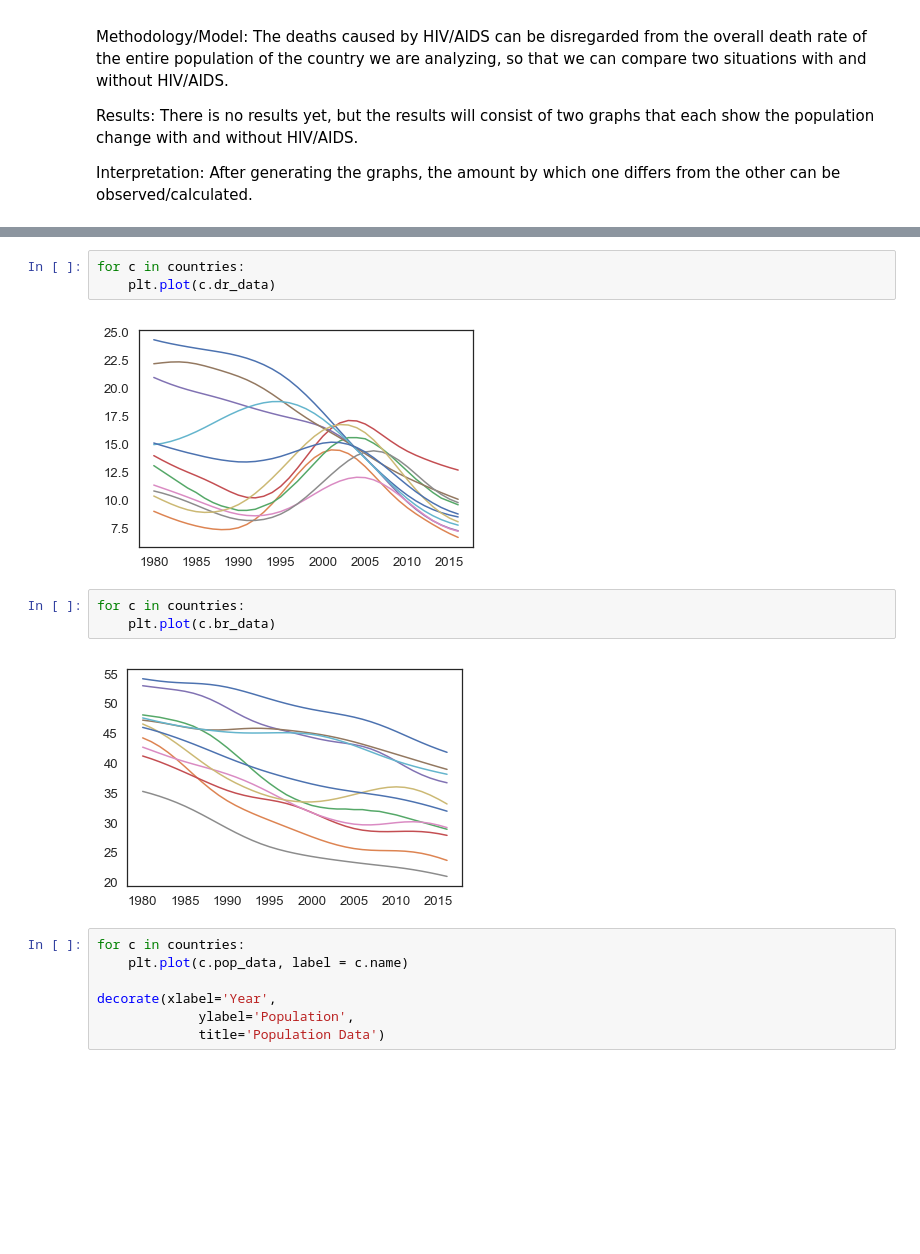
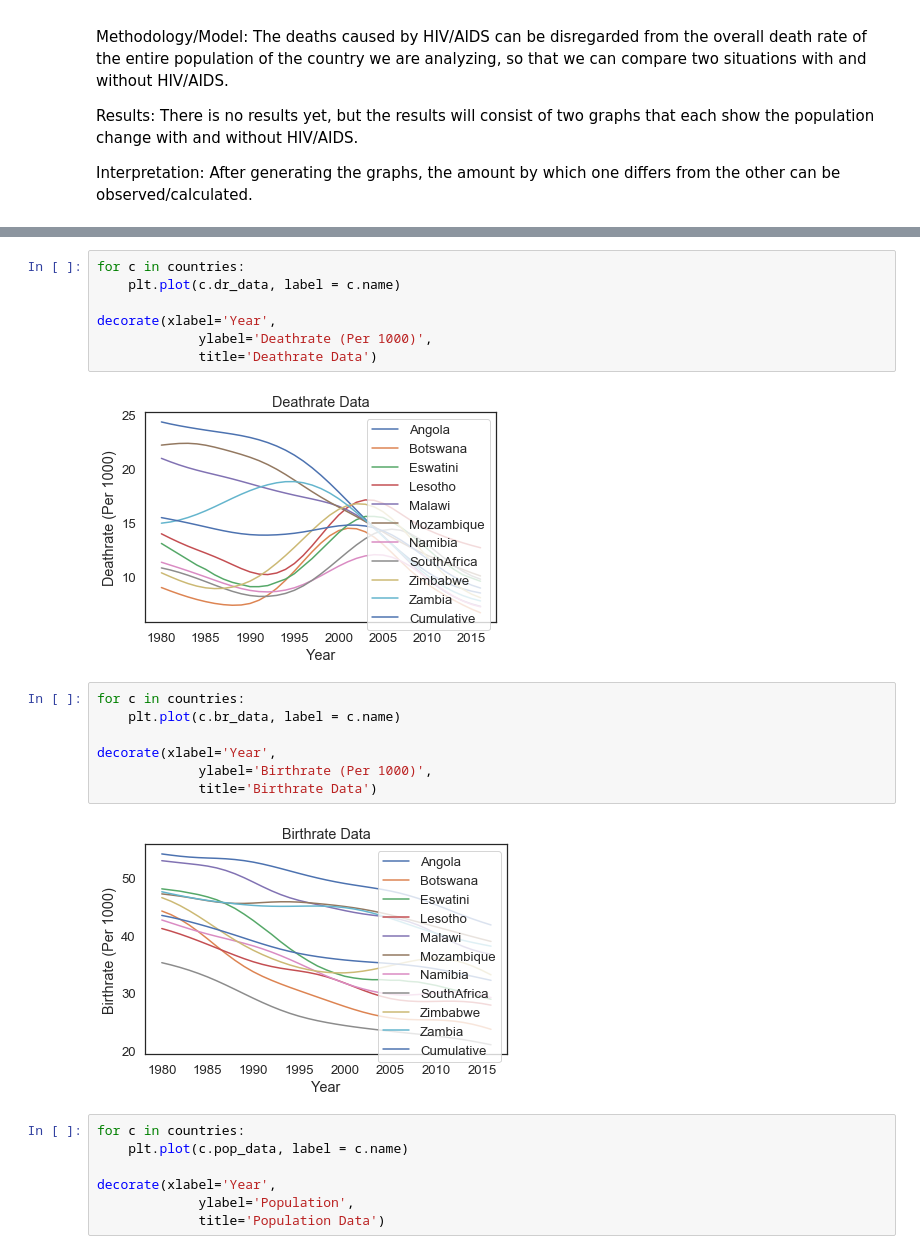
Before and after one commit to SkyeOzga/ModSimPy-Projects, a Jupyter notebook: Project 1 Ozga Rho -- Pivot Edition.ipynb, the cells around one changed output, grey strips where cells are left out. Drawn from its saved outputs; the diff is of its cells as text; blank space fills up the shorter version.

```diff
--- a/Project 1 Ozga Rho -- Pivot Edition.ipynb
+++ b/Project 1 Ozga Rho -- Pivot Edition.ipynb
@@ -206,14 +232,22 @@ for t in range(T_START, T_END+1):
 countries.append(total)
 # %%
 for c in countries:
-    plt.plot(c.dr_data)
+    plt.plot(c.dr_data, label = c.name)
+
+decorate(xlabel='Year',
+             ylabel='Deathrate (Per 1000)',
+             title='Deathrate Data')
 # %% [output]
-[figure, old version]
+[figure, new version]
 # %%
 for c in countries:
-    plt.plot(c.br_data)
+    plt.plot(c.br_data, label = c.name)
+
+decorate(xlabel='Year',
+             ylabel='Birthrate (Per 1000)',
+             title='Birthrate Data')
 # %% [output]
-[figure, old version]
+[figure, new version]
 # %%
 for c in countries:
     plt.plot(c.pop_data, label = c.name)
```
Also changed, not shown: parts of 27 cells of this notebook.
